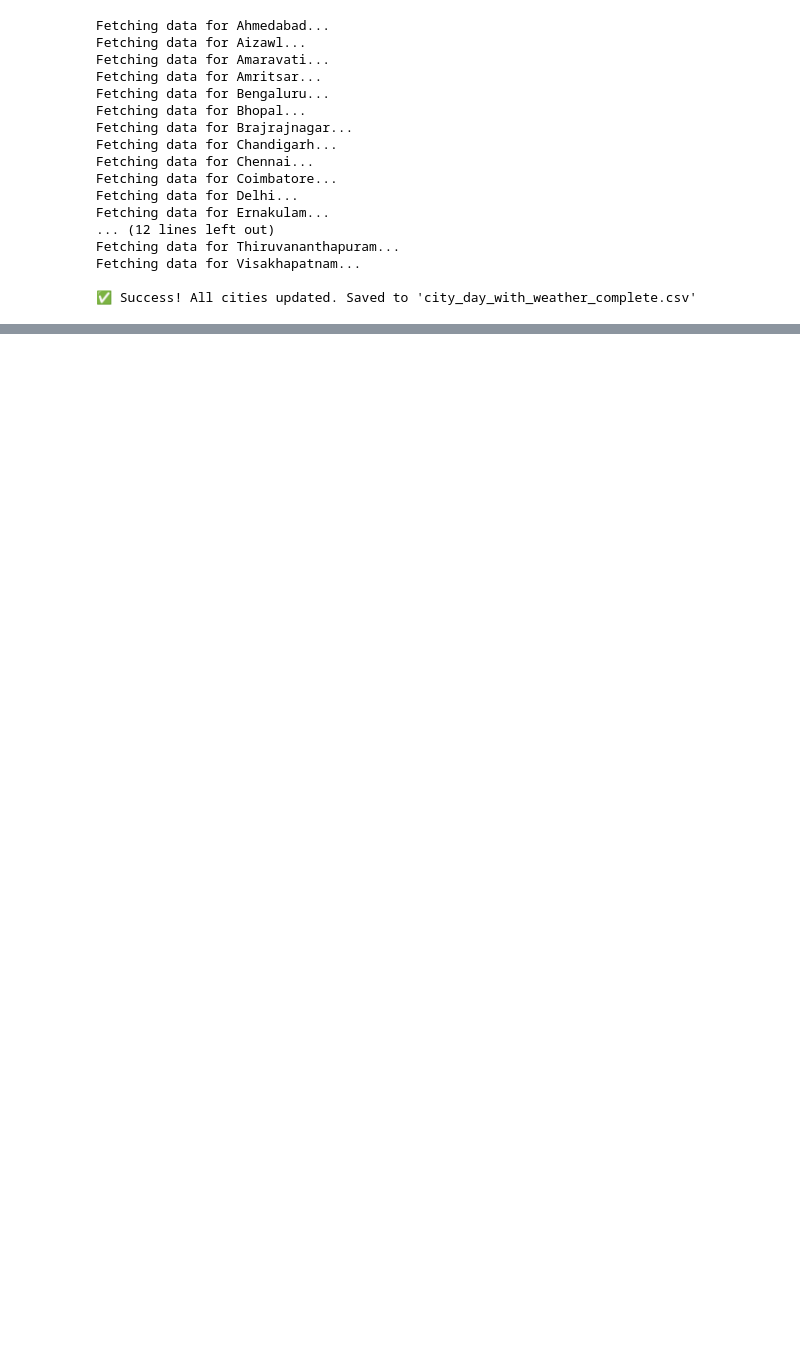
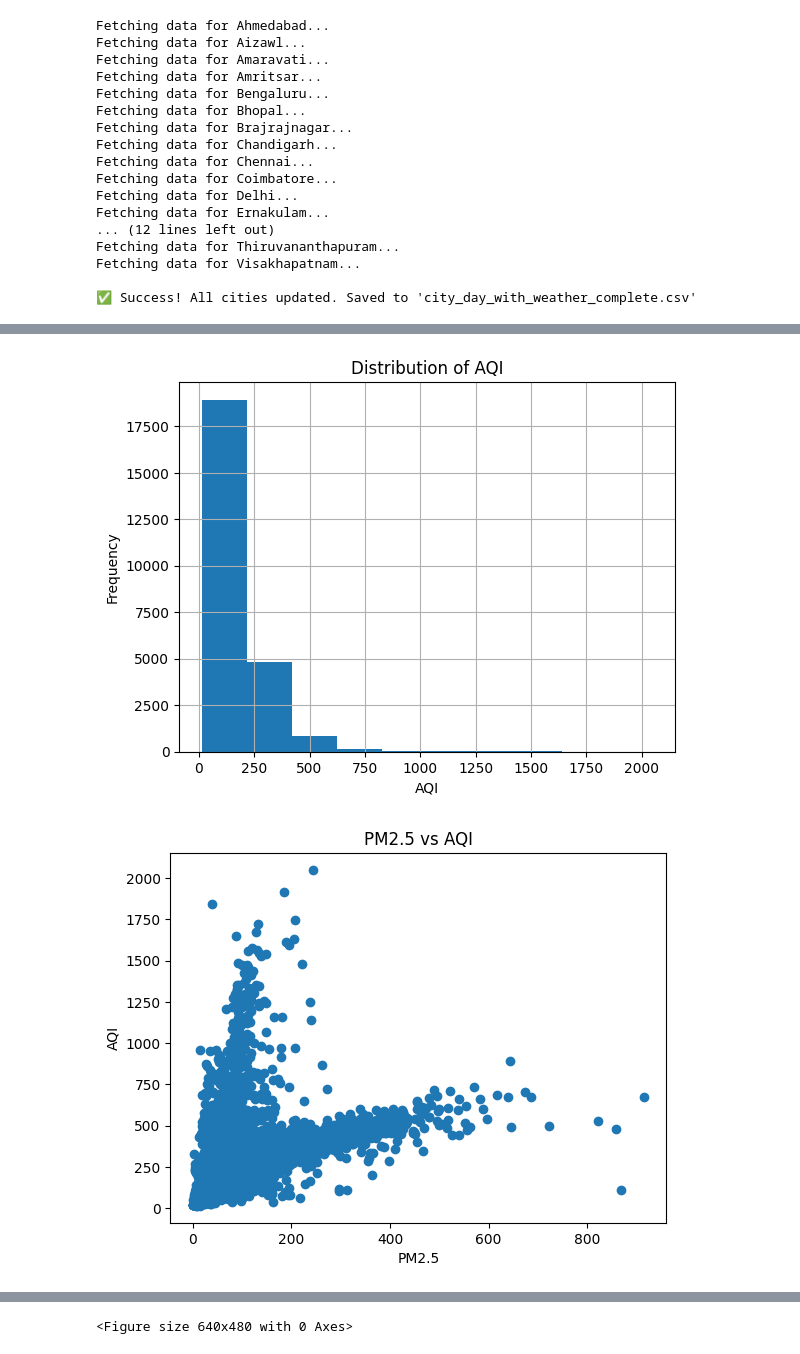
Before and after one commit to PKansakar-afk/ML_Air_Quality_Project, a Jupyter notebook: Air_Quality.ipynb, the cells around one changed output, grey strips where cells are left out. Saved outputs shown, nothing was run; the diff lists cells and outputs as text; code cells hidden in the pictures; blank space fills up the shorter version.

```diff
--- a/Air_Quality.ipynb
+++ b/Air_Quality.ipynb
@@ -186,0 +223,62 @@ memory usage: 3.6+ MB
+# %%
+# 1. Histogram - AQI
+plt.figure()
+df['AQI'].dropna().hist()
+plt.title("Distribution of AQI")
+plt.xlabel("AQI")
+plt.ylabel("Frequency")
+plt.show()
+
+
+# 2. Scatter Plot - PM2.5 vs AQI
+plt.figure()
+plt.scatter(df['PM2.5'], df['AQI'])
+plt.title("PM2.5 vs AQI")
+plt.xlabel("PM2.5")
+plt.ylabel("AQI")
+plt.show()
+
+
+# 3. Scatter Plot - PM10 vs AQI
+plt.figure()
+plt.scatter(df['PM10'], df['AQI'])
+plt.title("PM10 vs AQI")
+plt.xlabel("PM10")
+plt.ylabel("AQI")
+plt.show()
+
+
+# 4. Boxplot - AQI (Outlier Detection)
+plt.figure()
+plt.boxplot(df['AQI'].dropna())
+plt.title("Boxplot of AQI")
+plt.ylabel("AQI")
+plt.show()
+
+plt.figure()
+plt.scatter(df['Humidity_Mean'], df['AQI'])
+plt.title("Scatter Plot: Humidity_Mean vs AQI")
+plt.xlabel("Humidity_Mean")
+plt.ylabel("AQI")
+plt.show()
+
+plt.figure()
+df.boxplot(column='AQI', by='AQI_Bucket')
+plt.title("AQI Distribution by AQI_Bucket")
+plt.suptitle("")  # removes automatic subtitle
+plt.xlabel("AQI_Bucket")
+plt.ylabel("AQI")
+plt.show()
+
+
+# Bar Plot: Average AQI by City
+# ----------------------------
+plt.figure()
+df.groupby('City')['AQI'].mean().plot(kind='bar')
+plt.title("Average AQI by City")
+plt.xlabel("City")
+plt.ylabel("Average AQI")
+plt.show()
+# %% [output]
+[figure, added]
+[figure, added]
@@ -186,0 +288 @@ memory usage: 3.6+ MB
+<Figure size 640x480 with 0 Axes>
```
Also changed, not shown: parts of 12 cells of this notebook.
